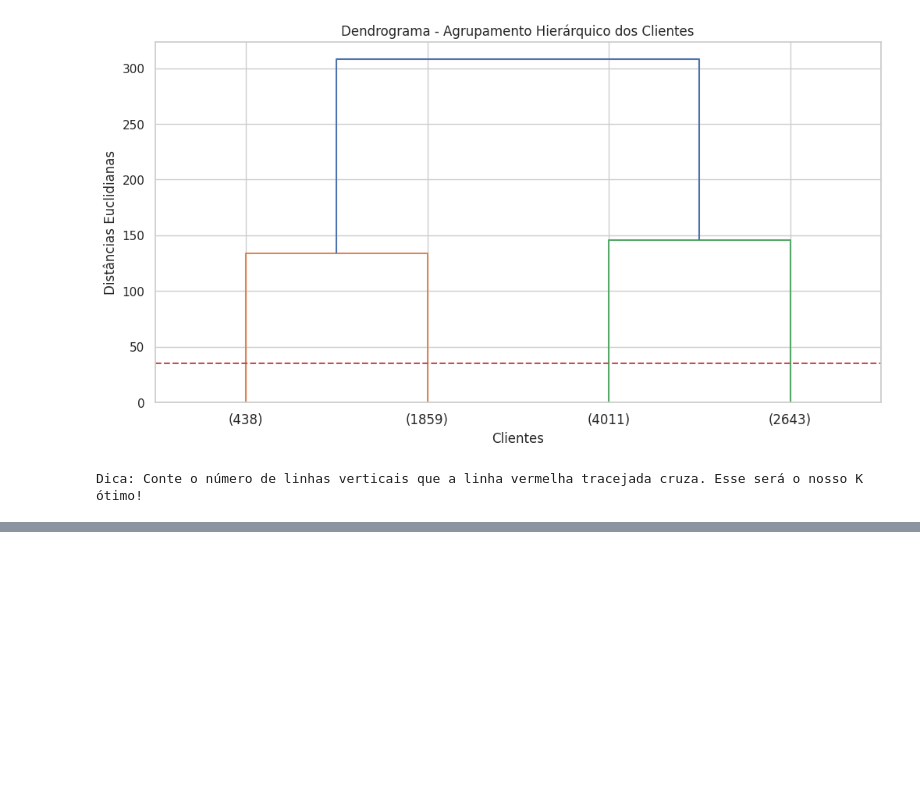
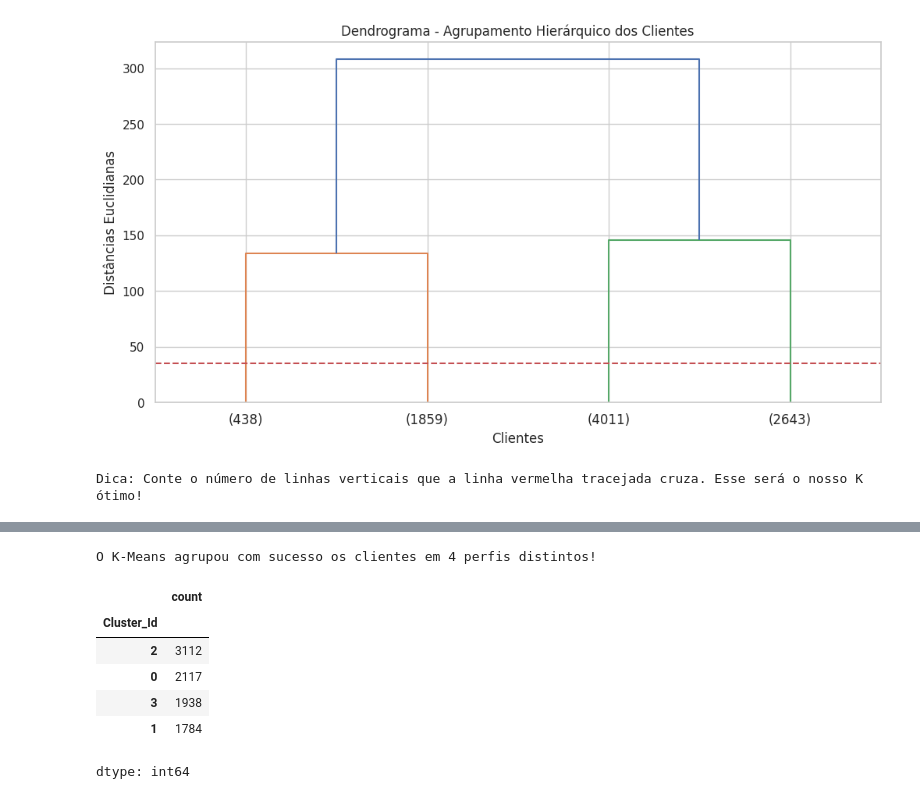
Before and after one commit to MPCCoder/Data-Science-e-Modelos-Preditivos, a Jupyter notebook: Data_Science_e_Modelos_Preditivos_Lab5.ipynb, the cells around one changed output, grey strips where cells are left out. Drawn from its saved outputs; the diff is of its cells as text; code cells hidden in the pictures; blank space fills up the shorter version.

```diff
--- a/Data_Science_e_Modelos_Preditivos_Lab5.ipynb
+++ b/Data_Science_e_Modelos_Preditivos_Lab5.ipynb
@@ -742,0 +749,25 @@ Dica: Conte o número de linhas verticais que a linha vermelha tracejada cruza.
+# %%
+from sklearn.cluster import KMeans
+
+# 1. Inicializar o K-Means (ajuste o n_clusters para o valor que encontrou no dendrograma!)
+k_otimo = 4
+modelo_kmeans = KMeans(n_clusters=k_otimo, init='k-means++', random_state=42)
+
+# 2. Treinar o modelo e extrair as previsões (a que grupo pertence cada cliente)
+clusters_atribuidos = modelo_kmeans.fit_predict(X_cluster)
+
+# 3. Colar o resultado no DataFrame ORIGINAL (antes da escala) para podermos interpretar valores reais
+df_final = df_clustering.copy()
+df_final['Cluster_Id'] = clusters_atribuidos
+
+print(f"O K-Means agrupou com sucesso os clientes em {k_otimo} perfis distintos!")
+df_final['Cluster_Id'].value_counts() # Para ver o tamanho de cada grupo
+# %% [output]
+O K-Means agrupou com sucesso os clientes em 4 perfis distintos!
+|  | count |
+| Cluster_Id |  |
+| 2 | 3112 |
+| 0 | 2117 |
+| 3 | 1938 |
+| 1 | 1784 |
+dtype: int64
```
Also changed, not shown: parts of 4 cells of this notebook.
